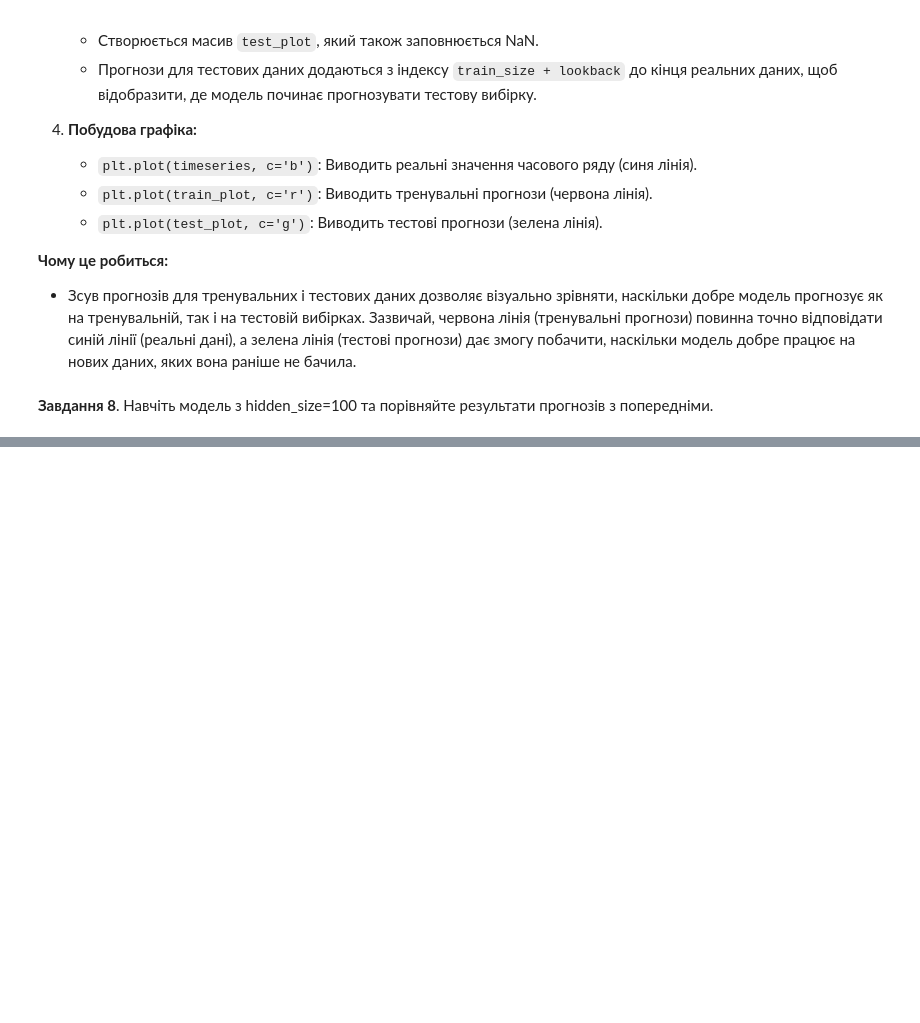
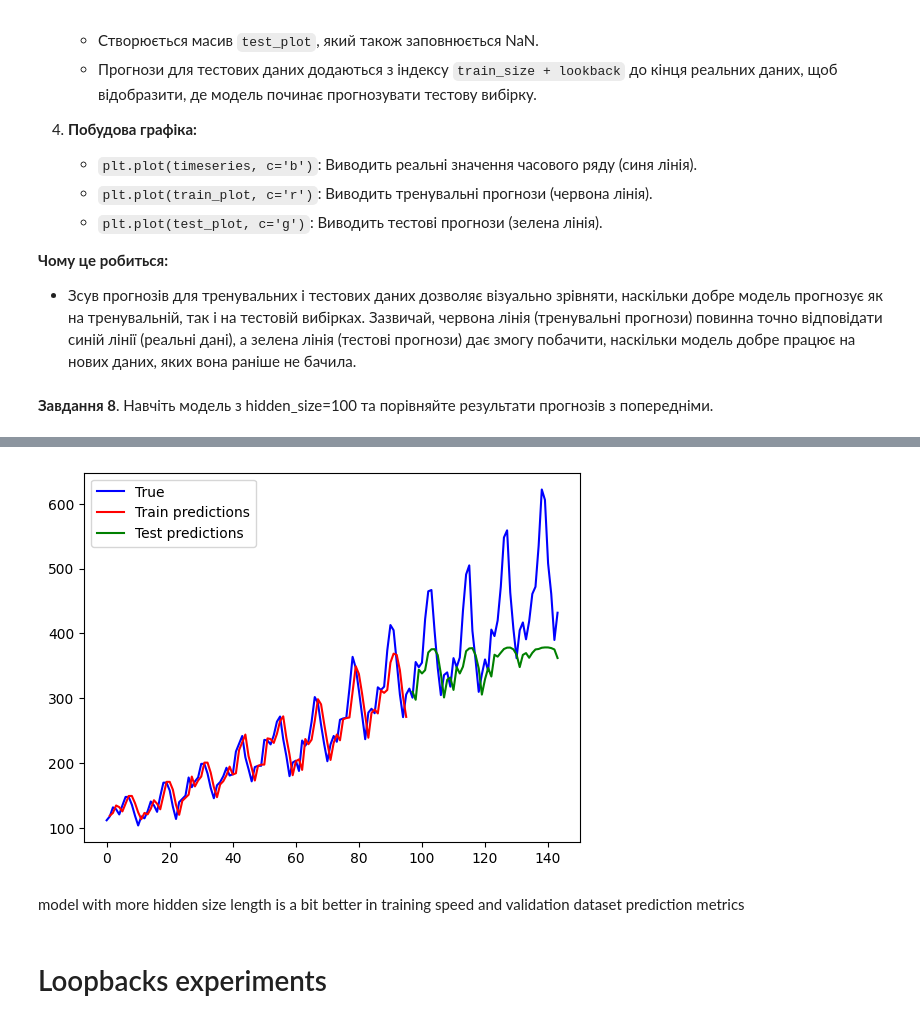
Before and after one commit to Maxstef/data-loves-ml-for-people-course, a Jupyter notebook: notebooks/4_3_rnn_lstn/LSTM_для_прогнозування_часових_рядів.ipynb, the cells around one changed output, grey strips where cells are left out. Saved outputs shown, nothing was run; the diff lists cells and outputs as text; code cells hidden in the pictures; blank space fills up the shorter version.

```diff
--- a/notebooks/4_3_rnn_lstn/LSTM_для_прогнозування_часових_рядів.ipynb
+++ b/notebooks/4_3_rnn_lstn/LSTM_для_прогнозування_часових_рядів.ipynb
@@ -80,7 +99,7 @@ tensor([[112.],
 # %%
 lookback = 1
-X_train, y_train = create_dataset(train, lookback=lookback)
-X_test, y_test = create_dataset(test, lookback=lookback)
+X_train, y_train = create_dataset(train_data, lookback=lookback)
+X_test, y_test = create_dataset(val_data, lookback=lookback)
 print(X_train.shape, y_train.shape)
 print(X_test.shape, y_test.shape)
 # %% [output]
@@ -194,0 +460,9 @@ plot_predicts()
+# %%
+plot_predicts(passengers_np, model=model_100)
+# plot_predicts(passengers_np, model=model)
+# %% [output]
+[figure, added]
+# %% [markdown]
+model with more hidden size length is a bit better in training speed and validation dataset prediction metrics
+# %% [markdown]
+# Loopbacks experiments
```
Also changed, not shown: parts of 27 cells of this notebook.
